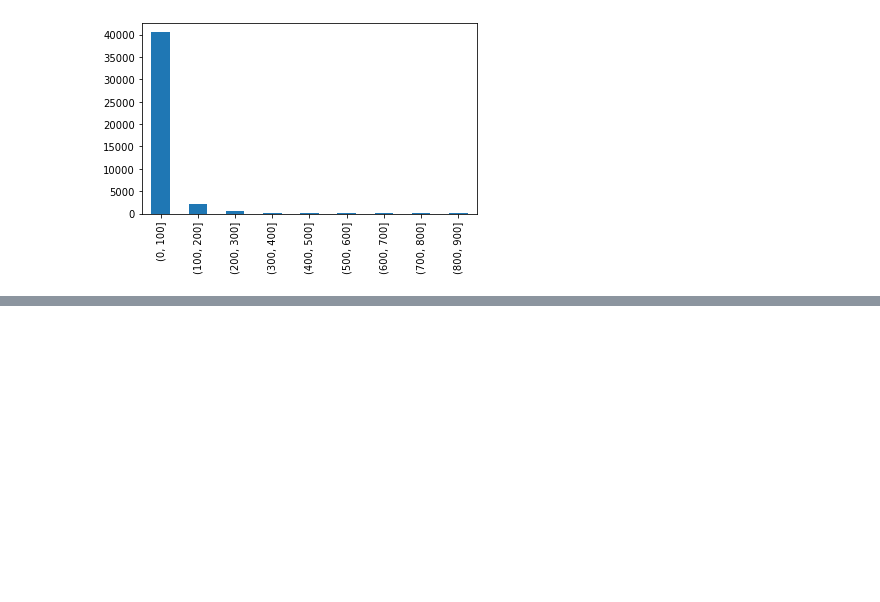
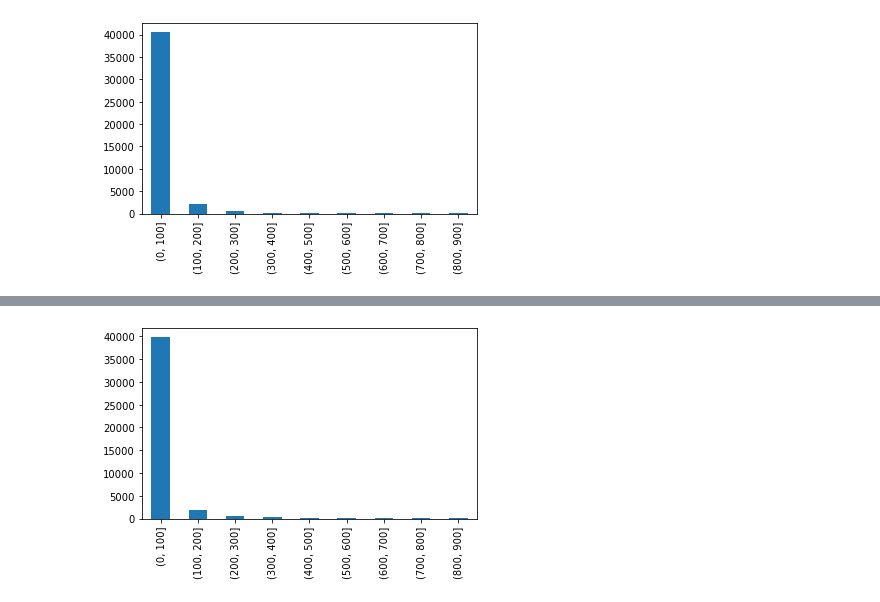
Before and after one commit to WEISONG97/CASA0002-Assessment, a Jupyter notebook: spatial interactive model.ipynb, the cells around one changed output, grey strips where cells are left out. Drawn from its saved outputs; the diff is of its cells as text; code cells hidden in the pictures; blank space fills up the shorter version.

```diff
--- a/spatial interactive model.ipynb
+++ b/spatial interactive model.ipynb
@@ -309,0 +341,7 @@ cdata1 = cdata1.merge(A_i, left_on="station_origin", right_index=True, how="left
+# %%
+#create the formula (the "-1" indicates no intercept in the regression model).
+dbl_form = 'flows ~ station_origin + station_destination + log_distance -1'
+#run a doubly constrained sim
+doubSim = smf.glm(formula = dbl_form, data=cdata3, family=sm.families.Poisson()).fit()
+#let's have a look at it's summary
+print(doubSim.summary())
@@ -309,0 +366,3 @@ cdata1 = cdata1.merge(A_i, left_on="station_origin", right_index=True, how="left
+# %%
+#get the estimates
+cdata3["doubsimfitted"] = np.round(doubSim.mu)
@@ -309,0 +383,4 @@ cdata1 = cdata1.merge(A_i, left_on="station_origin", right_index=True, how="left
+# %%
+doubsim_form = 'flows ~ station_origin + station_destination + distance-1'
+doubsim1 = smf.glm(formula=doubsim_form, data = cdata3, family = sm.families.Poisson()).fit()
+print(doubsim1.summary())
@@ -309,0 +405,2 @@ cdata1 = cdata1.merge(A_i, left_on="station_origin", right_index=True, how="left
+# %%
+cdata3["doubsimfitted1"] = np.round(doubsim1.mu,0)
@@ -309,0 +431,11 @@ cdata1 = cdata1.merge(A_i, left_on="station_origin", right_index=True, how="left
+# %%
+fig, ax = plt.subplots(figsize=(6, 3.5))
+(
+    pd.cut(cdata3['doubsimfitted1'], bins=np.arange(0, 1000, 100))
+        .value_counts()
+        .sort_index()
+        .plot.bar(ax=ax)
+)
+plt.savefig("fig2.png")
+# %% [output]
+[figure, added]
```
Also changed, not shown: parts of 50 cells of this notebook, 1 other file.
